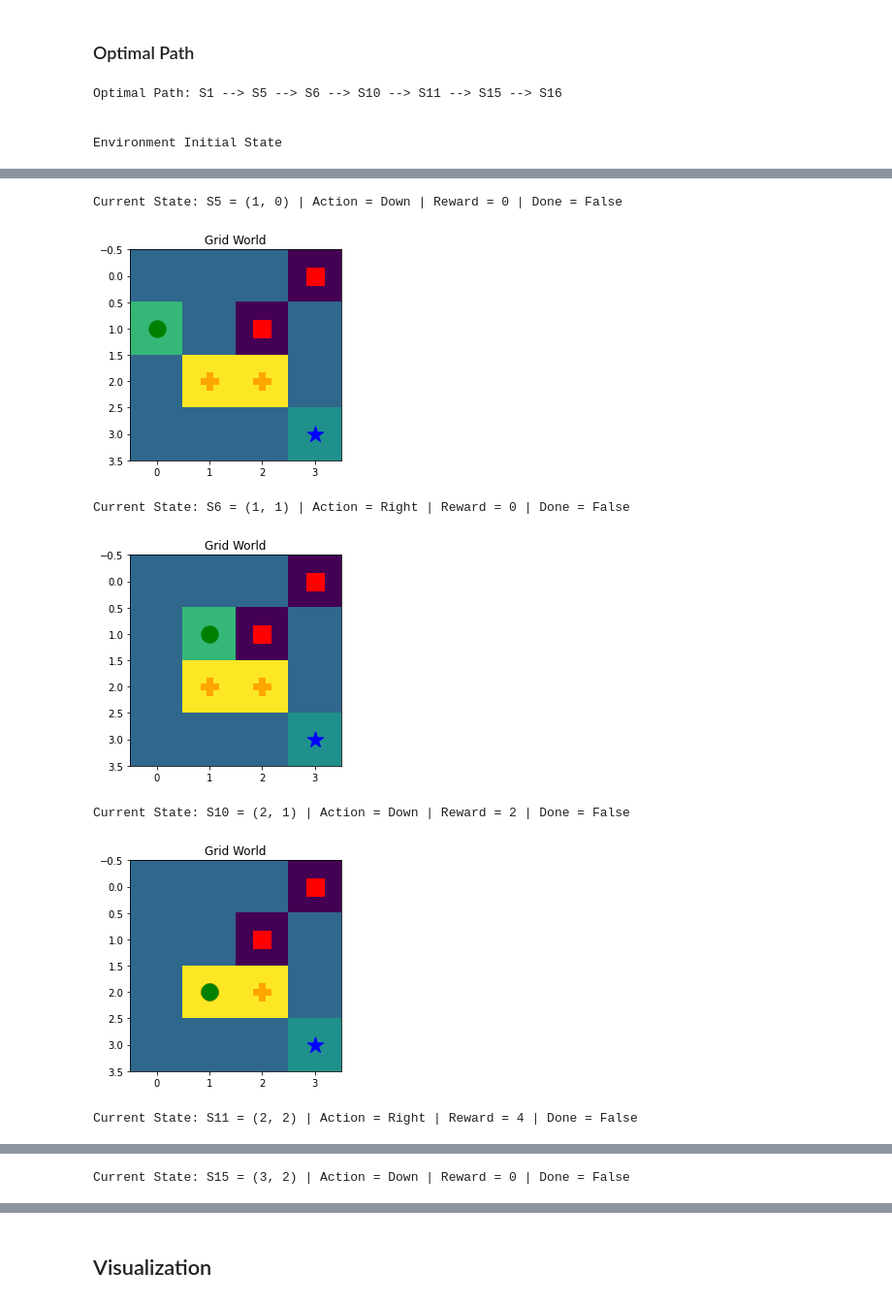
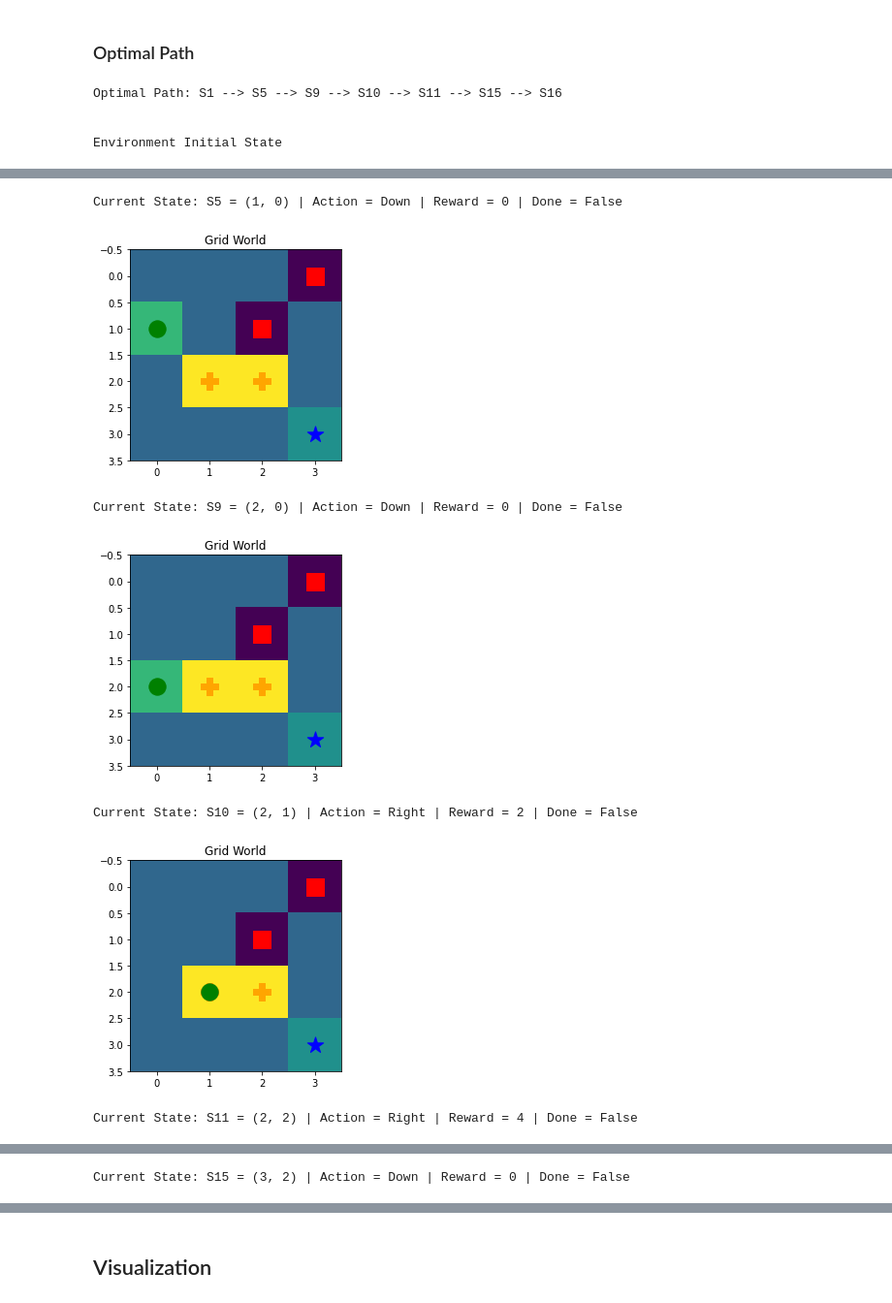
Before and after one commit to UBCSE-ngupta22/CSE574_Assign3, a Jupyter notebook: ngupta22_shuchisu_assignment3_part_3.ipynb, the cells around one changed output, grey strips where cells are left out. Shown at 97% size. Drawn from its saved outputs; the diff is of its cells as text; code cells hidden in the pictures.

```diff
--- a/ngupta22_shuchisu_assignment3_part_3.ipynb
+++ b/ngupta22_shuchisu_assignment3_part_3.ipynb
@@ -193,41 +201,41 @@ def SARSA(env, testing, episodes, timesteps):
 # %% [markdown]
 ### Optimal Path
 # %%
-_, _, _, _, _, _, _, optimalVals, optimalActions = SARSA(
+_, _, _, _, _, _, _, _, _, optimalVals, optimalActions = DoubleQ(
     env=GridEnvironment(), testing=False, episodes=1000, timesteps=10)
 
 optimalPath = ""
 for i, v in enumerate(optimalVals):
     optimalPath += currentStateEquivalent[v]
     if i < len(optimalVals) - 1:
         optimalPath += " --> "
 
 print(f"Optimal Path: {optimalPath}")
 print("\n")
 
 env = GridEnvironment()
 env.reset()
 print("Environment Initial State")
 env.render()
 for i in range(len(optimalActions)):
     action = optimalActions[i]
     observation, reward, _, state, done, _ = env.step(action)
     stateTup = tuple(state)
     if i == len(optimalActions) - 1:
         print("Environment Goal State")
     print(f"\nCurrent State: {statesEquivalent[stateTup]} = {stateTup} | Action = {actionsEquivalent[action]} | Reward = {reward} | Done = {done}")
     env.render()
 # %% [output]
-Optimal Path: S1 --> S5 --> S6 --> S10 --> S11 --> S15 --> S16
+Optimal Path: S1 --> S5 --> S9 --> S10 --> S11 --> S15 --> S16
 
 
 Environment Initial State
 [figure]
 Current State: S5 = (1, 0) | Action = Down | Reward = 0 | Done = False
 [figure]
-Current State: S6 = (1, 1) | Action = Right | Reward = 0 | Done = False
+Current State: S9 = (2, 0) | Action = Down | Reward = 0 | Done = False
-[figure, old version]
+[figure, new version]
-Current State: S10 = (2, 1) | Action = Down | Reward = 2 | Done = False
+Current State: S10 = (2, 1) | Action = Right | Reward = 2 | Done = False
 [figure]
 Current State: S11 = (2, 2) | Action = Right | Reward = 4 | Done = False
 [figure]
```
Also changed, not shown: parts of 13 cells of this notebook.
